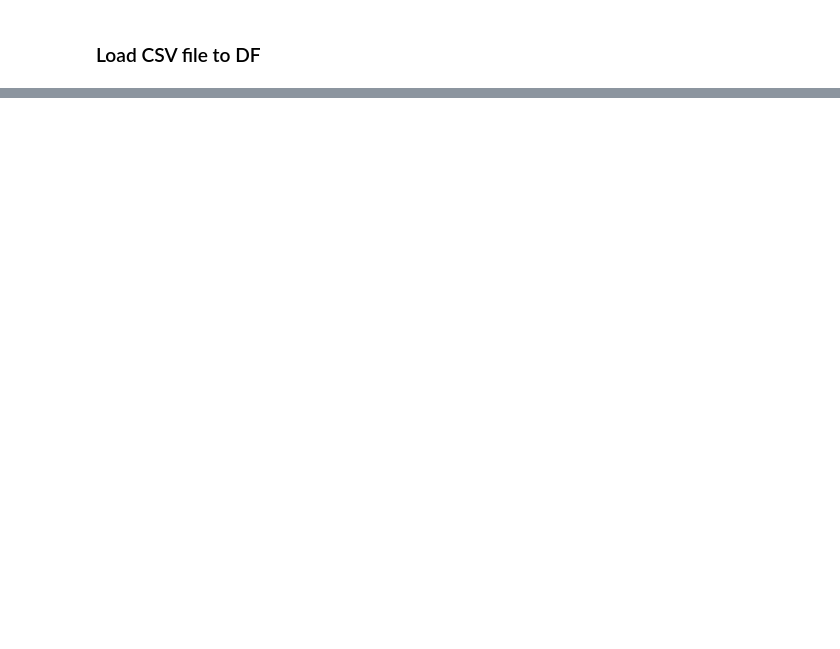
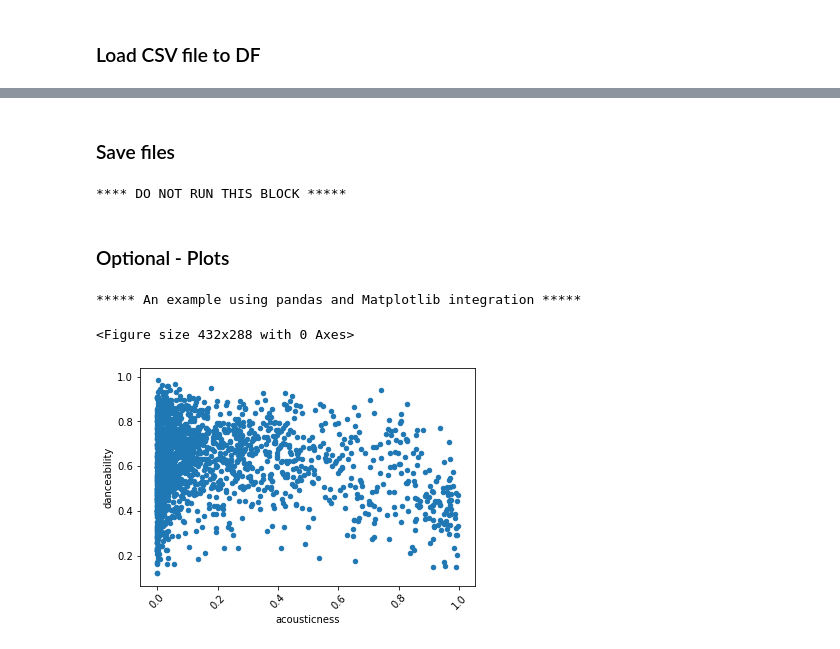
Before and after one commit to shekhar2010us/spark-examples, a Jupyter notebook: notebooks/tutorial/2_sql_tutorial.ipynb, the cells around one changed output, grey strips where cells are left out. Cells and saved outputs as stored; diff of their text form; code cells hidden in the pictures; blank space fills up the shorter version.

```diff
--- a/notebooks/tutorial/2_sql_tutorial.ipynb
+++ b/notebooks/tutorial/2_sql_tutorial.ipynb
@@ -20,3 +32,8 @@ spark.sql("show databases").show()
+# %%
+# file paths
+csv_file = '/home/ec2-user/data/spotify.csv'
+json_file = '/home/ec2-user/data/spotify.json'
+gender_file = '/home/ec2-user/data/artist_gender.csv'
 # %% [markdown]
 ### Load CSV file to DF
 # %%
@@ -37,0 +219,7 @@ df = spark.read.option("header", "true").option("mode", "DROPMALFORMED").csv(fil
+# %%
+## Load the right CSV file in DF before starting DF Functions
+print ('****** Load dataframe from a csv ******')
+df = spark.read.option("header", "true").option("mode", "DROPMALFORMED").csv(csv_file)
+
+print ('count: ', df.count())
+df.show(3)
@@ -37,0 +239,22 @@ df = spark.read.option("header", "true").option("mode", "DROPMALFORMED").csv(fil
+# %%
+## datatypes of each column
+print ('***** Column datatypes *****')
+print ('Original datatypes: ', df.dtypes)
+
+# change dtype of multiple columns
+for column in df.columns:
+    # add condition for the cols to be type cast
+    if column not in ['song_title','artist']:
+        df = df.withColumn(column, df[column].cast('double'))
+print ('\nNew datatypes: ', df.dtypes)
+
+# change dtype of one column
+df = df.withColumn("acousticness", df["acousticness"].cast('string'))
+print ('\nEnergy datatype: ', df.dtypes)
+
+# change back
+df = df.withColumn("acousticness", df["acousticness"].cast('double'))
+print ('\nEnergy datatype back to double: ', df.dtypes)
+
+print ('count: ', df.count())
+df.show(3)
@@ -37,0 +738,35 @@ df = spark.read.option("header", "true").option("mode", "DROPMALFORMED").csv(fil
+# %% [markdown]
+### Save files
+# %%
+print ('**** DO NOT RUN THIS BLOCK *****')
+
+# # This saves output in part files
+# mydf.write.format('csv')
+#     .option('header',True)
+#     .mode('overwrite')
+#     .option('sep',',')
+#     .save('file://<file_path>')
+
+# ## If you want to save output as regular files
+# ##    convert dataframe to list and use regular python to write files
+
+# rdd = mydf.rdd.map(tuple)
+# list_to_write_to_file = list(rdd.collect())
+# %% [output]
+**** DO NOT RUN THIS BLOCK *****
+# %% [markdown]
+### Optional - Plots
+# %%
+print ('***** An example using pandas and Matplotlib integration *****')
+
+import pandas as pd
+import matplotlib.pyplot as plt
+
+plt.clf()
+pdDF = df.toPandas()
+pdDF.plot(x='acousticness', y='danceability', kind='scatter', rot=45)
+display()
+# %% [output]
+***** An example using pandas and Matplotlib integration *****
+<Figure size 432x288 with 0 Axes>
+[figure, added]
```
Also changed, not shown: parts of 46 cells of this notebook, 12 other files.
